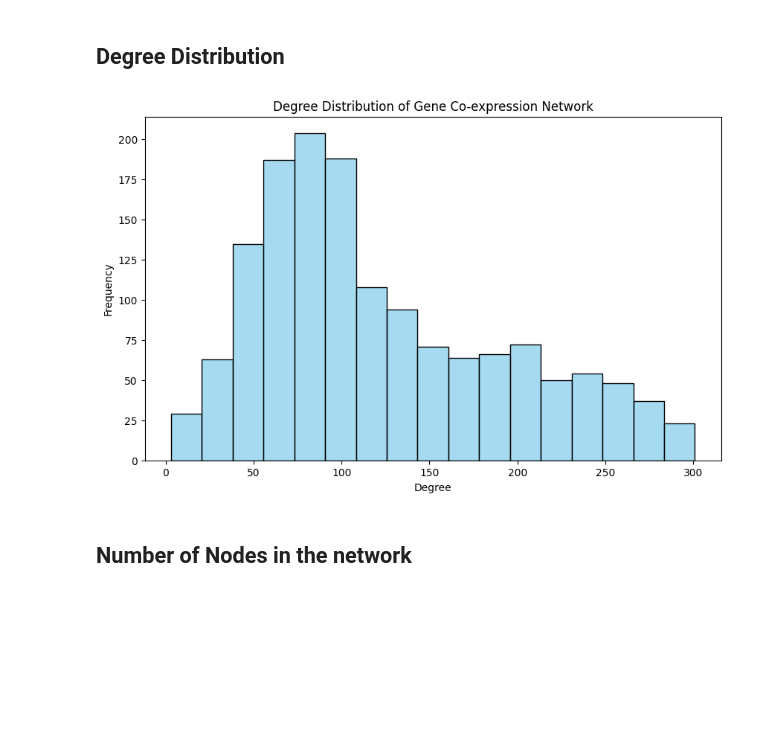
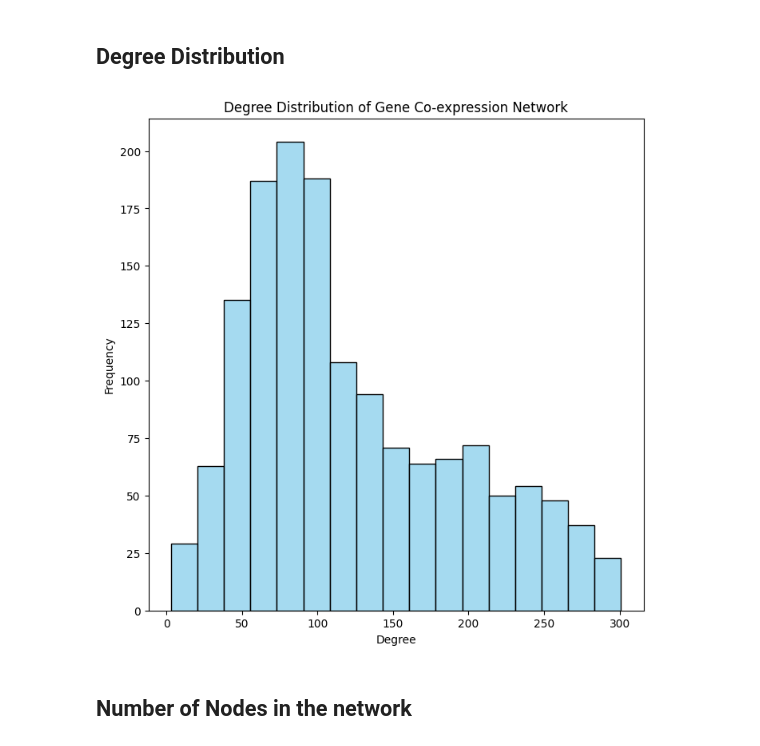
Before and after one commit to atifquamar07/Network-Biology-Project-2023, a Jupyter notebook: analysis.ipynb, the cells around one changed output. Drawn from its saved outputs; the diff is of its cells as text; code cells hidden in the pictures; blank space fills up the shorter version.

```diff
--- a/analysis.ipynb
+++ b/analysis.ipynb
@@ -76,16 +77,16 @@ plt.show()
 # %%
 # Calculate degree for each node
 degrees = dict(G.degree())
 
 # Plot degree distribution
-plt.figure(figsize=(10, 6))
+plt.figure(figsize=(8, 8))
 sns.histplot(list(degrees.values()), kde=False, color='skyblue')
 plt.title('Degree Distribution of Gene Co-expression Network')
 plt.xlabel('Degree')
 plt.ylabel('Frequency')
 plt.show()
 # %% [output]
-[figure, old version]
+[figure, new version]
 # %% [markdown]
 ## Number of Nodes in the network
 # %%
```
Also changed, not shown: parts of 14 cells of this notebook, 33 other files.
